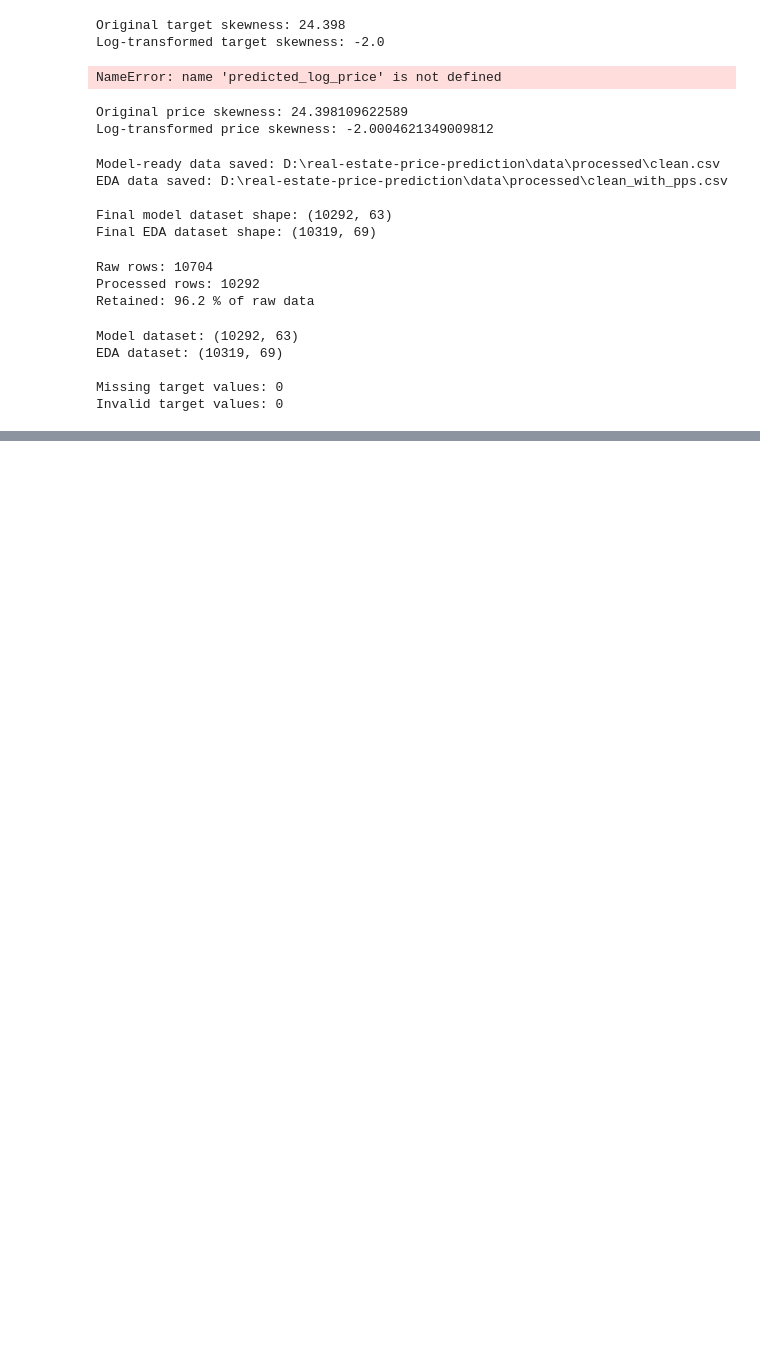
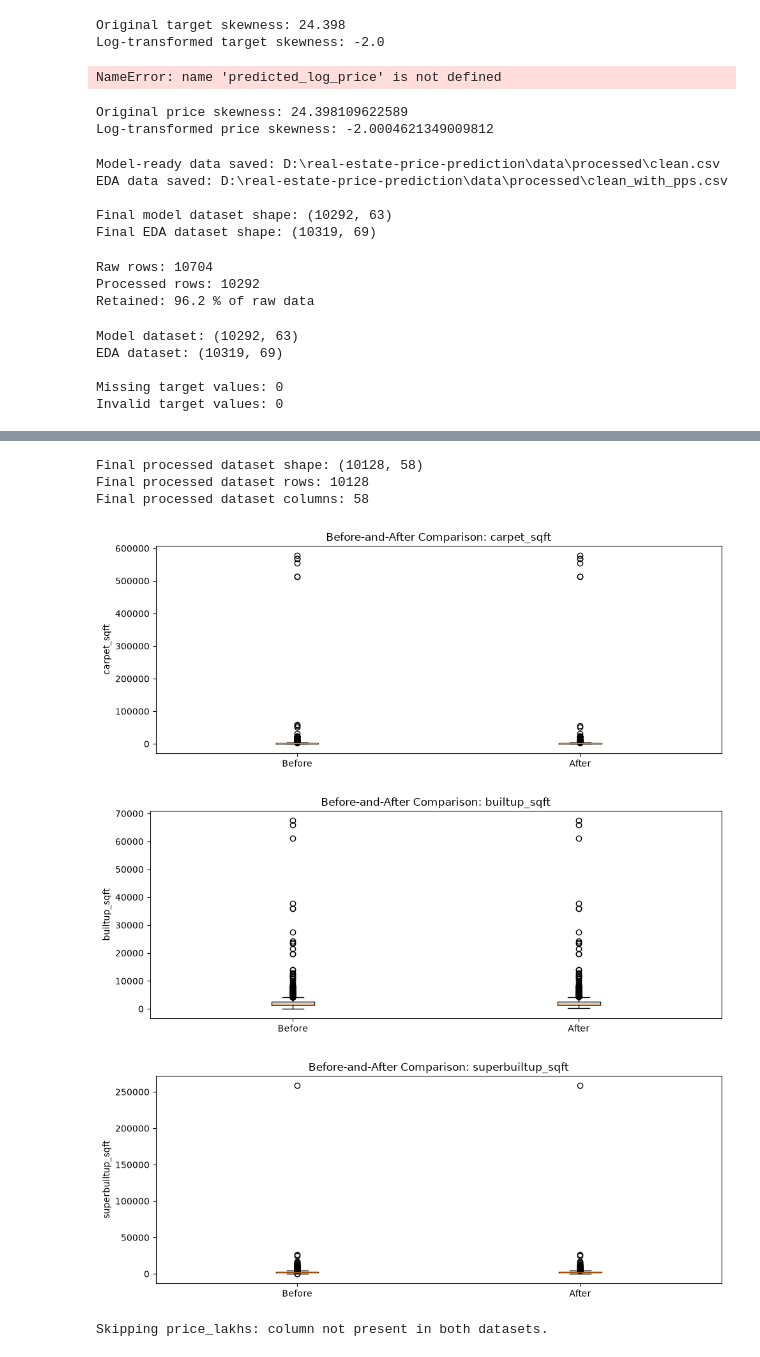
Before and after one commit to AjayPookodan/real-estate-price-prediction, a Jupyter notebook: notebooks/02_preprocessing.ipynb, the cells around one changed output, grey strips where cells are left out. Drawn from its saved outputs; the diff is of its cells as text; code cells hidden in the pictures; blank space fills up the shorter version.

```diff
--- a/notebooks/02_preprocessing.ipynb
+++ b/notebooks/02_preprocessing.ipynb
@@ -1998,0 +2085,73 @@ Invalid target values: 0
+# %%
+import pandas as pd
+
+df_final = pd.read_csv("../data/processed/clean.csv")
+
+print("Final processed dataset shape:", df_final.shape)
+print("Final processed dataset rows:", len(df_final))
+print("Final processed dataset columns:", len(df_final.columns))
+# %% [output]
+Final processed dataset shape: (10128, 58)
+Final processed dataset rows: 10128
+Final processed dataset columns: 58
+# %%
+import pandas as pd
+import matplotlib.pyplot as plt
+from pathlib import Path
+
+raw_path = "../data/raw/housing_raw.csv"
+processed_path = "../data/processed/clean.csv"
+
+df_before = pd.read_csv(raw_path)
+df_after = pd.read_csv(processed_path)
+
+# Standardize names in the raw copy so the column names are easier to compare.
+df_before.columns = (
+    df_before.columns
+    .str.strip()
+    .str.lower()
+    .str.replace(" ", "_", regex=False)
+    .str.replace("-", "_", regex=False)
+)
+
+# Use columns present in both datasets.
+candidate_columns = [
+    "carpet_sqft",
+    "builtup_sqft",
+    "superbuiltup_sqft",
+    "price_lakhs"
+]
+
+for col in candidate_columns:
+    if col not in df_before.columns or col not in df_after.columns:
+        print(f"Skipping {col}: column not present in both datasets.")
+        continue
+
+    before_values = pd.to_numeric(
+        df_before[col], errors="coerce"
+    ).dropna()
+
+    after_values = pd.to_numeric(
+        df_after[col], errors="coerce"
+    ).dropna()
+
+    if before_values.empty or after_values.empty:
+        print(f"Skipping {col}: no valid numeric values.")
+        continue
+
+    plt.figure(figsize=(10, 4))
+
+    plt.boxplot(
+        [before_values, after_values],
+        tick_labels=["Before", "After"]
+    )
+
+    plt.title(f"Before-and-After Comparison: {col}")
+    plt.ylabel(col)
+    plt.tight_layout()
+    plt.show()
+# %% [output]
+[figure, added]
+[figure, added]
+[figure, added]
+Skipping price_lakhs: column not present in both datasets.
```
Also changed, not shown: parts of 24 cells of this notebook, 12 other files.
